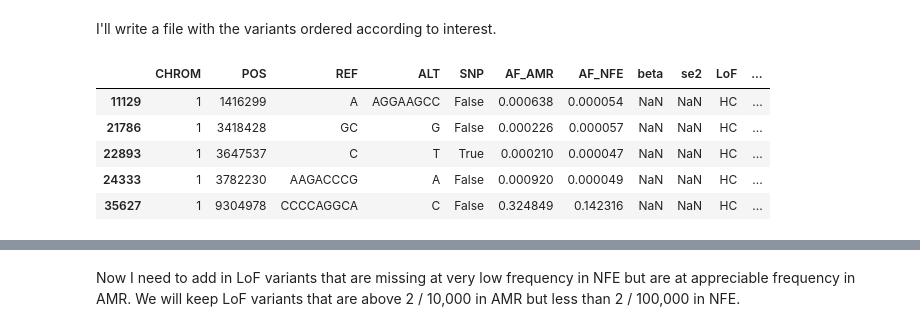
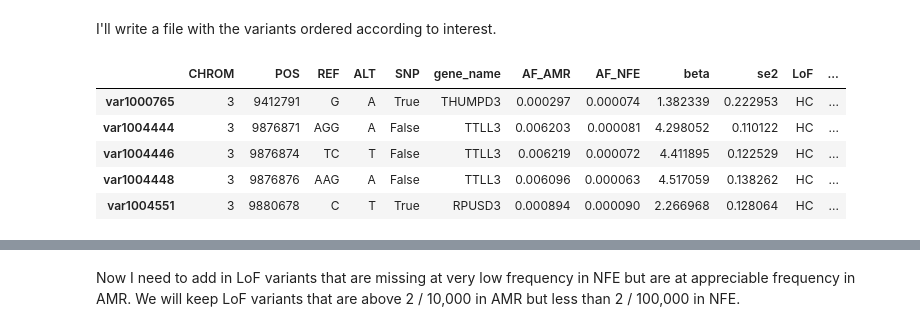
Before and after one commit to rivas-lab/lof-enrichment, a Jupyter notebook: notebooks/AMR Allele List.ipynb, the cells around one changed output, grey strips where cells are left out. Cells and saved outputs as stored; diff of their text form; code cells hidden in the pictures.

Commit message:
Updated for AMR alleles
Fixed a bug when writing the Excel spreadsheet and added gene names.

```diff
--- a/notebooks/AMR Allele List.ipynb
+++ b/notebooks/AMR Allele List.ipynb
@@ -171,6 +173,10 @@ m = vrs[cols].min(axis=1)
 vrs_f = vrs[m > 0.8]
 # Remove sites that are assigned to more than one gene.
 vrs_f = vrs_f[vrs_f.Gene.apply(lambda x: ',' not in x)]
+# %%
+# I'm going to change the index for vrs_f to be strings to avoid problems
+# with numerical indexing.
+vrs_f.index = ['var{}'.format(x) for x in vrs_f.index]
 # %%
 17210 * 2 * 2 / 1000.
 # %% [output]
@@ -560,15 +562,18 @@ keep = keep.join(ss)
 # %%
 keep = vrs_f.ix[enriched]
-ss = missense_summary_stats['AMR'].sort_values(by='beta', ascending=False)
+ss = pd.concat([missense_summary_stats['AMR'].sort_values(by='beta', ascending=False),
+                lof_summary_stats['AMR'].sort_values(by='beta', ascending=False)])
 keep = keep.join(ss)
 keep = keep.sort_values(by=['LoF', 'PolyPhen_score', 'SIFT_score'], ascending=[True, False, True])
-cols = ['CHROM', 'POS', 'REF', 'ALT', 'SNP', 'AF_AMR', 'AF_NFE', 'beta', 'se2', 'LoF', 'PolyPhen_score',
+keep['gene_name'] = gtable.ix[keep.Gene, 'gene_name'].values
+cols = ['CHROM', 'POS', 'REF', 'ALT', 'SNP', 'gene_name', 'AF_AMR', 'AF_NFE', 'beta', 'se2', 'LoF', 'PolyPhen_score',
         'SIFT_score', 'CLIN_SIG', 'AC_AMR', 'AN_AMR', 'AC_NFE', 'AN_NFE']
-keep[cols].head()
+keep = keep[cols]
+keep.head()
 # %% [output]
-|  | CHROM | POS | REF | ALT | SNP | AF_AMR | AF_NFE | beta | se2 | LoF | ... |
-| 11129 | 1 | 1416299 | A | AGGAAGCC | False | 0.000638 | 0.000054 | NaN | NaN | HC | ... |
-| 21786 | 1 | 3418428 | GC | G | False | 0.000226 | 0.000057 | NaN | NaN | HC | ... |
-| 22893 | 1 | 3647537 | C | T | True | 0.000210 | 0.000047 | NaN | NaN | HC | ... |
-| 24333 | 1 | 3782230 | AAGACCCG | A | False | 0.000920 | 0.000049 | NaN | NaN | HC | ... |
-| 35627 | 1 | 9304978 | CCCCAGGCA | C | False | 0.324849 | 0.142316 | NaN | NaN | HC | ... |
+|  | CHROM | POS | REF | ALT | SNP | gene_name | AF_AMR | AF_NFE | beta | se2 | LoF | ... |
+| var1000765 | 3 | 9412791 | G | A | True | THUMPD3 | 0.000297 | 0.000074 | 1.382339 | 0.222953 | HC | ... |
+| var1004444 | 3 | 9876871 | AGG | A | False | TTLL3 | 0.006203 | 0.000081 | 4.298052 | 0.110122 | HC | ... |
+| var1004446 | 3 | 9876874 | TC | T | False | TTLL3 | 0.006219 | 0.000072 | 4.411895 | 0.122529 | HC | ... |
+| var1004448 | 3 | 9876876 | AAG | A | False | TTLL3 | 0.006096 | 0.000063 | 4.517059 | 0.138262 | HC | ... |
+| var1004551 | 3 | 9880678 | C | T | True | RPUSD3 | 0.000894 | 0.000090 | 2.266968 | 0.128064 | HC | ... |
```
Also changed, not shown: parts of 8 cells of this notebook, 6 other files.
